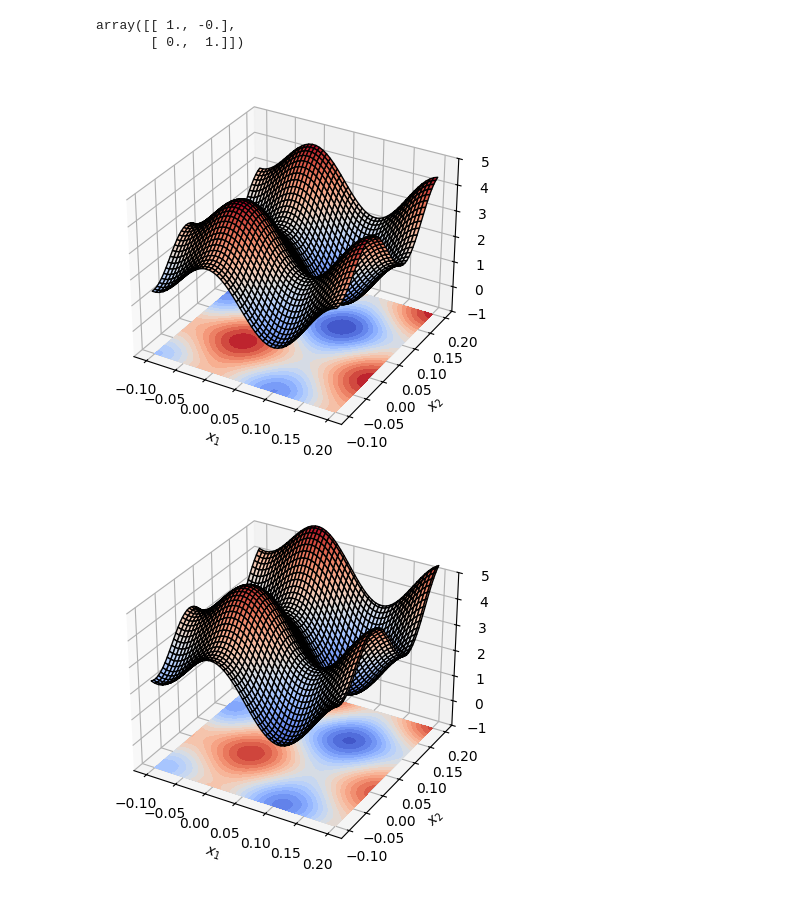
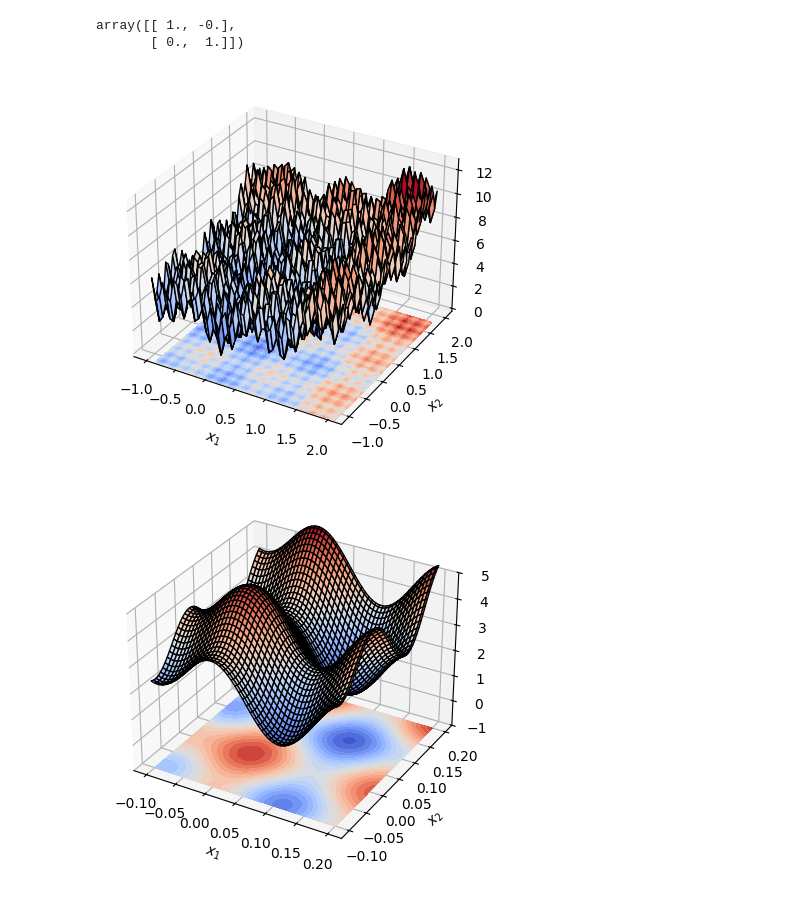
Before and after one commit to michaelsens/MultifidelityESSOS, a Jupyter notebook: Benchmark.ipynb, the cells around one changed output. Cells and saved outputs as stored; diff of their text form; code cells hidden in the pictures.

```diff
--- a/Benchmark.ipynb
+++ b/Benchmark.ipynb
@@ -25,29 +25,29 @@ def f1(x, x_star=np.array([0.1, 0.1]), theta=0.2):
 # %%
 # Set up a grid for plotting
 D = 50
-x1 = np.linspace(-0.1, 0.2, D)
-x2 = np.linspace(-0.1, 0.2, D)
+x1 = np.linspace(-1, 2, D)
+x2 = np.linspace(-1, 2, D)
 X1, X2 = np.meshgrid(x1, x2)
 Z = np.array([[f1(np.array([x1, x2])) for x1, x2 in zip(row1, row2)] for row1, row2 in zip(X1, X2)])
 # %%
 # Plotting
 fig = plt.figure()
 ax = fig.add_subplot(111, projection='3d')
 
 # Plot the surface
 ax.plot_surface(X1, X2, Z, cmap='coolwarm', edgecolor='k')
 
 # Plot contours on the XY-plane
 ax.contourf(X1, X2, Z, zdir='z', offset=-1, cmap='coolwarm', levels=20)
 
 # Labels and customization
 ax.set_xlabel(r'$x_1$')
 ax.set_ylabel(r'$x_2$')
 ax.set_zlabel(r'$f(x)$')
-ax.set_zlim(-1, 5)
+#ax.set_zlim(-1, 5)
 plt.show()
 # %% [output]
-[figure, old version]
+[figure, new version]
 # %%
 # adding resolution function
 
```
Also changed, not shown: parts of 10 cells of this notebook.
